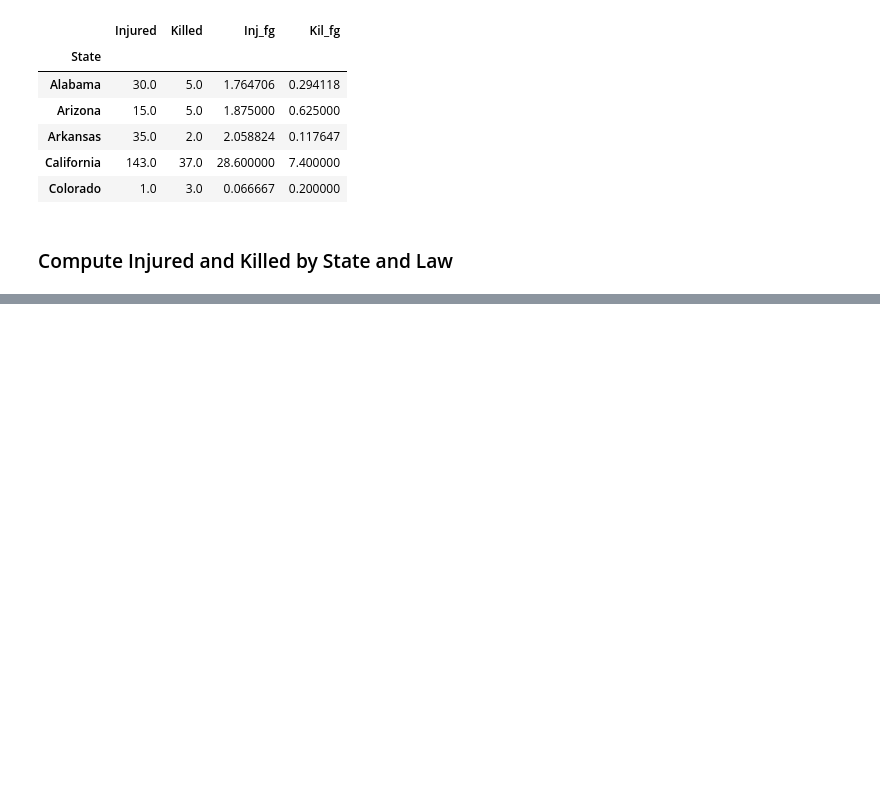
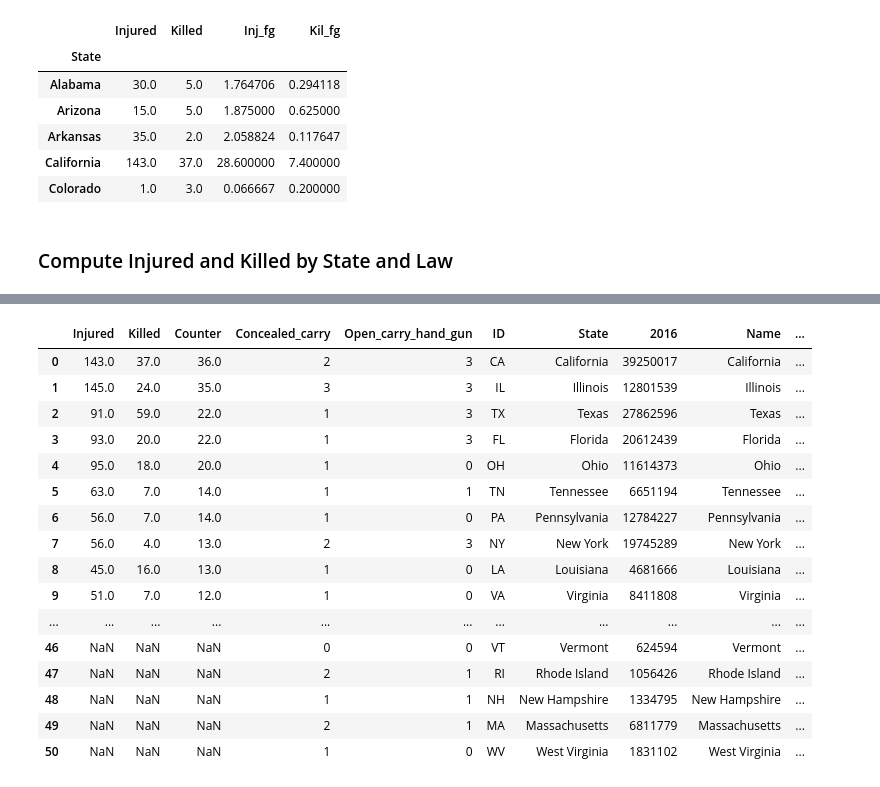
Before and after one commit to enguerrandgrx/DataViz, a Jupyter notebook: USA_MS_2017.ipynb, the cells around one changed output, grey strips where cells are left out. Cells and saved outputs as stored; diff of their text form; code cells hidden in the pictures; blank space fills up the shorter version.

```diff
--- a/USA_MS_2017.ipynb
+++ b/USA_MS_2017.ipynb
@@ -196,0 +348,2 @@ Killed_Injured_FG.to_csv('Killed_Injured_FG.csv')
+# %%
+Killed_Injured_Carrying.drop('Open_carry_long_gun', axis = 1, inplace = True)
@@ -196,0 +356,4 @@ Killed_Injured_FG.to_csv('Killed_Injured_FG.csv')
+# %%
+Killed_Injured_Carrying = Killed_Injured_Carrying.sort_values('Counter', ascending = False)
+# %%
+Killed_Injured_Carrying = Killed_Injured_Carrying.merge(POP, how = 'left', left_on = 'State', right_on = 'Name')
@@ -196,0 +380,27 @@ Killed_Injured_FG.to_csv('Killed_Injured_FG.csv')
+# %%
+def by_pop(row):
+    pop = row['2016']/100000
+    row['inj_pop'] = row['Injured']/pop
+    row['kil_pop'] = row['Killed']/pop
+    row['Cou_pop'] = row['Counter']/pop
+    return row
+# %%
+Killed_Injured_Carrying.apply(lambda row: by_pop(row), axis = 1)
+# %% [output]
+|  | Injured | Killed | Counter | Concealed_carry | Open_carry_hand_gun | ID | State | 2016 | Name | ... |
+| 0 | 143.0 | 37.0 | 36.0 | 2 | 3 | CA | California | 39250017 | California | ... |
+| 1 | 145.0 | 24.0 | 35.0 | 3 | 3 | IL | Illinois | 12801539 | Illinois | ... |
+| 2 | 91.0 | 59.0 | 22.0 | 1 | 3 | TX | Texas | 27862596 | Texas | ... |
+| 3 | 93.0 | 20.0 | 22.0 | 1 | 3 | FL | Florida | 20612439 | Florida | ... |
+| 4 | 95.0 | 18.0 | 20.0 | 1 | 0 | OH | Ohio | 11614373 | Ohio | ... |
+| 5 | 63.0 | 7.0 | 14.0 | 1 | 1 | TN | Tennessee | 6651194 | Tennessee | ... |
+| 6 | 56.0 | 7.0 | 14.0 | 1 | 0 | PA | Pennsylvania | 12784227 | Pennsylvania | ... |
+| 7 | 56.0 | 4.0 | 13.0 | 2 | 3 | NY | New York | 19745289 | New York | ... |
+| 8 | 45.0 | 16.0 | 13.0 | 1 | 0 | LA | Louisiana | 4681666 | Louisiana | ... |
+| 9 | 51.0 | 7.0 | 12.0 | 1 | 0 | VA | Virginia | 8411808 | Virginia | ... |
+| ... | ... | ... | ... | ... | ... | ... | ... | ... | ... | ... |
+| 46 | NaN | NaN | NaN | 0 | 0 | VT | Vermont | 624594 | Vermont | ... |
+| 47 | NaN | NaN | NaN | 2 | 1 | RI | Rhode Island | 1056426 | Rhode Island | ... |
+| 48 | NaN | NaN | NaN | 1 | 1 | NH | New Hampshire | 1334795 | New Hampshire | ... |
+| 49 | NaN | NaN | NaN | 2 | 1 | MA | Massachusetts | 6811779 | Massachusetts | ... |
+| 50 | NaN | NaN | NaN | 1 | 0 | WV | West Virginia | 1831102 | West Virginia | ... |
```
Also changed, not shown: parts of 35 cells of this notebook, 2 other files.
